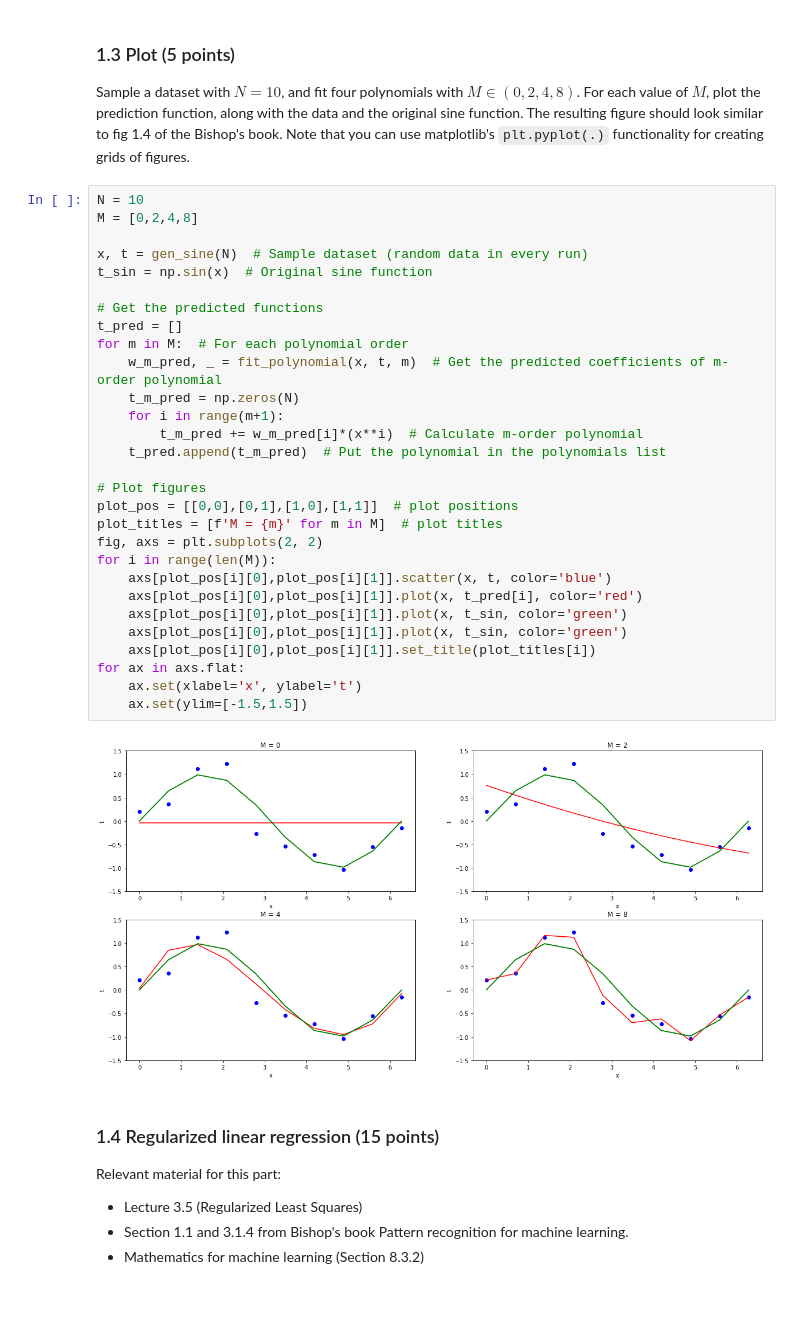
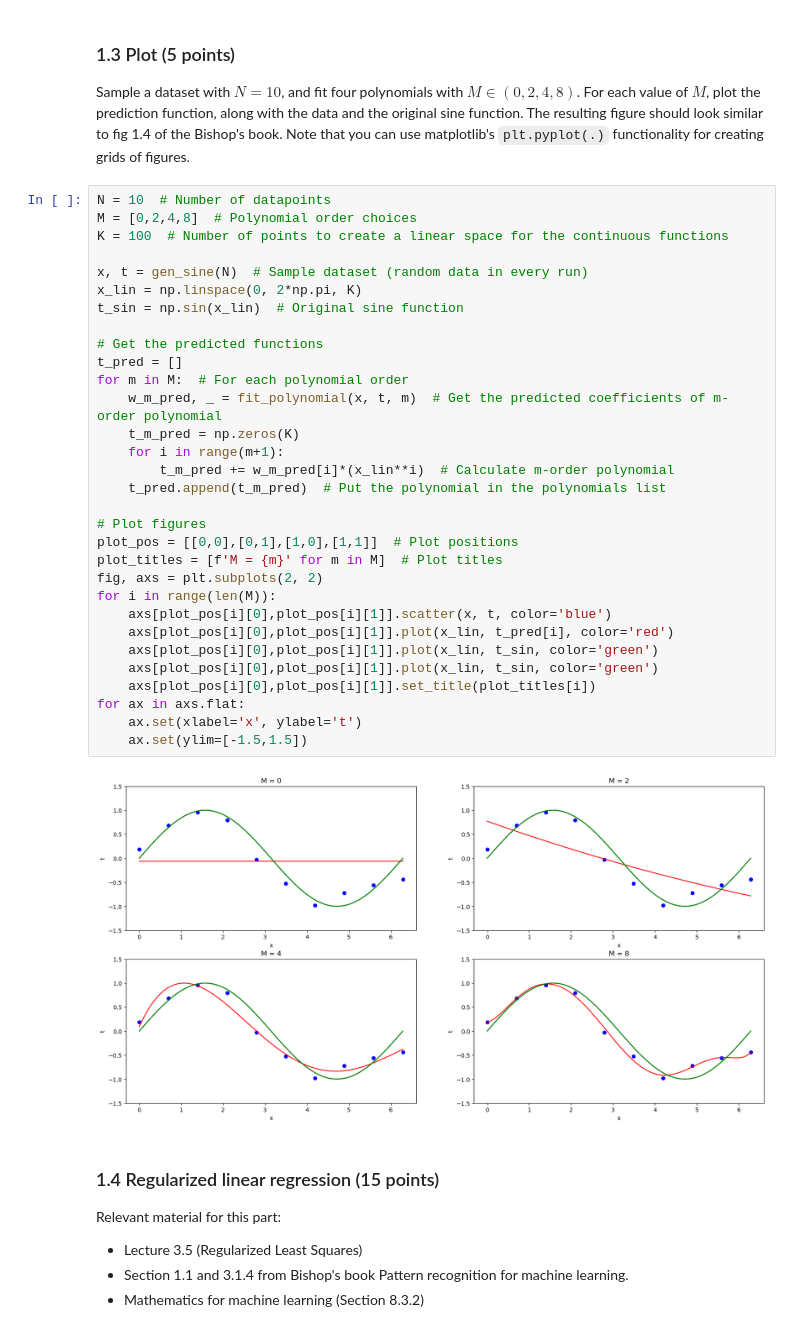
Before and after one commit to sanderbroos/MachineLearning1, a Jupyter notebook: lab1.ipynb, the cells around one changed output. Drawn from its saved outputs; the diff is of its cells as text; blank space fills up the shorter version.

Commit message:
Did 1.5 (to be checked) and in 1.3 made sine and polynomial funcs appear continuous

```diff
--- a/lab1.ipynb
+++ b/lab1.ipynb
@@ -184,36 +179,38 @@ assert Phi.shape == (N, m+1), "The shape of Phi is incorrect"
 Sample a dataset with $N=10$, and fit four polynomials with $M \in (0, 2, 4, 8)$.
 For each value of $M$, plot the prediction function, along with the data and the original sine function. The resulting figure should look similar to fig 1.4 of the Bishop's book. Note that you can use matplotlib's `plt.pyplot(.)` functionality for creating grids of figures.
 # %%
-N = 10
-M = [0,2,4,8]
+N = 10  # Number of datapoints
+M = [0,2,4,8]  # Polynomial order choices
+K = 100  # Number of points to create a linear space for the continuous functions
 
 x, t = gen_sine(N)  # Sample dataset (random data in every run)
-t_sin = np.sin(x)  # Original sine function
+x_lin = np.linspace(0, 2*np.pi, K)
+t_sin = np.sin(x_lin)  # Original sine function
 
 # Get the predicted functions
 t_pred = []
 for m in M:  # For each polynomial order
     w_m_pred, _ = fit_polynomial(x, t, m)  # Get the predicted coefficients of m-order polynomial
-    t_m_pred = np.zeros(N)
+    t_m_pred = np.zeros(K)
     for i in range(m+1):
-        t_m_pred += w_m_pred[i]*(x**i)  # Calculate m-order polynomial
+        t_m_pred += w_m_pred[i]*(x_lin**i)  # Calculate m-order polynomial
     t_pred.append(t_m_pred)  # Put the polynomial in the polynomials list
 
 # Plot figures
-plot_pos = [[0,0],[0,1],[1,0],[1,1]]  # plot positions
-plot_titles = [f'M = {m}' for m in M]  # plot titles
+plot_pos = [[0,0],[0,1],[1,0],[1,1]]  # Plot positions
+plot_titles = [f'M = {m}' for m in M]  # Plot titles
 fig, axs = plt.subplots(2, 2)
 for i in range(len(M)):
     axs[plot_pos[i][0],plot_pos[i][1]].scatter(x, t, color='blue')
-    axs[plot_pos[i][0],plot_pos[i][1]].plot(x, t_pred[i], color='red')
-    axs[plot_pos[i][0],plot_pos[i][1]].plot(x, t_sin, color='green')
-    axs[plot_pos[i][0],plot_pos[i][1]].plot(x, t_sin, color='green')
+    axs[plot_pos[i][0],plot_pos[i][1]].plot(x_lin, t_pred[i], color='red')
+    axs[plot_pos[i][0],plot_pos[i][1]].plot(x_lin, t_sin, color='green')
+    axs[plot_pos[i][0],plot_pos[i][1]].plot(x_lin, t_sin, color='green')
     axs[plot_pos[i][0],plot_pos[i][1]].set_title(plot_titles[i])
 for ax in axs.flat:
     ax.set(xlabel='x', ylabel='t')
     ax.set(ylim=[-1.5,1.5])
 # %% [output]
-[figure, old version]
+[figure, new version]
 # %% [markdown]
 ### 1.4 Regularized linear regression (15 points)
 
```
Also changed, not shown: parts of 9 cells of this notebook.
